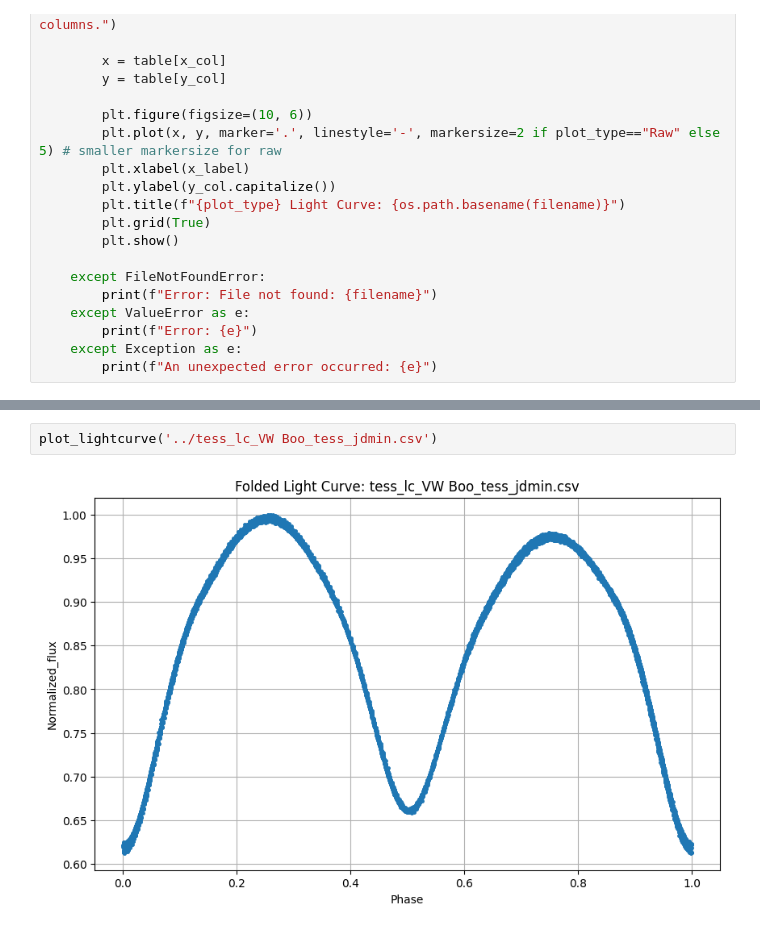
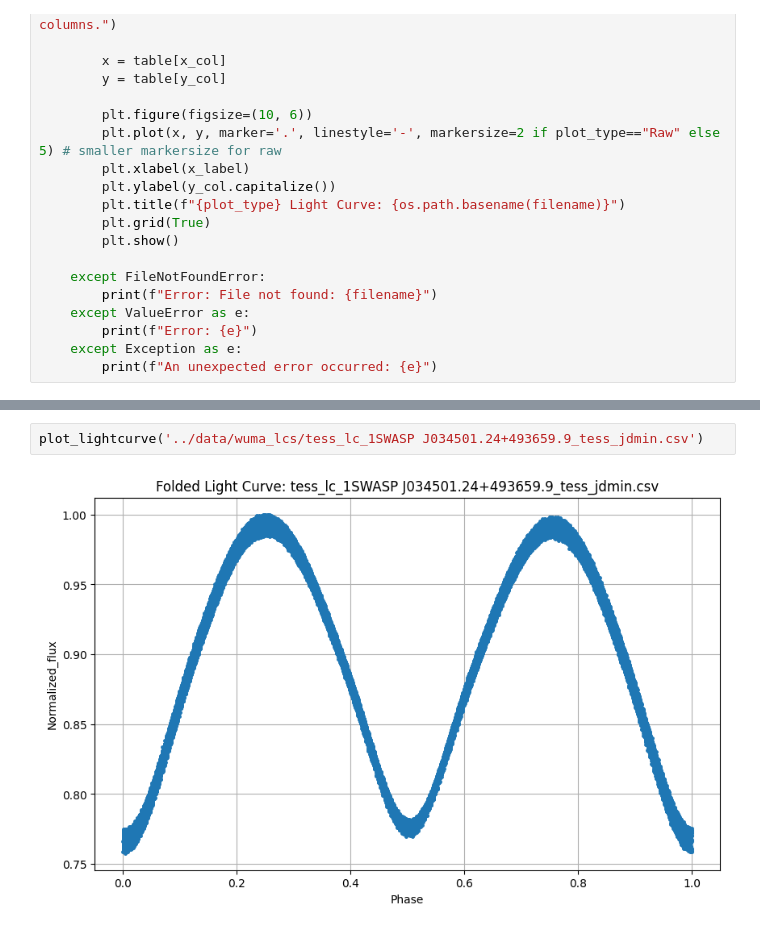
Before and after one commit to gabdeevmaksim/WUMaCat, a Jupyter notebook: notebooks/plot_folded_tess_lc.ipynb, the cells around one changed output, grey strips where cells are left out. Saved outputs shown, nothing was run; the diff lists cells and outputs as text.

```diff
--- a/notebooks/plot_folded_tess_lc.ipynb
+++ b/notebooks/plot_folded_tess_lc.ipynb
@@ -57,4 +57,4 @@ plot_lightcurve('../../tess_curves/lc_tess_AC Boo_TIC_298246821_img_TPF_sector_7
-# %%
-plot_lightcurve('../tess_lc_VW Boo_tess_jdmin.csv')
-# %% [output]
-[figure, removed]
+# %%
+plot_lightcurve('../data/wuma_lcs/tess_lc_1SWASP J034501.24+493659.9_tess_jdmin.csv')
+# %% [output]
+[figure, added]
```
Also changed, not shown: parts of 1 cell of this notebook, 4 other files.
